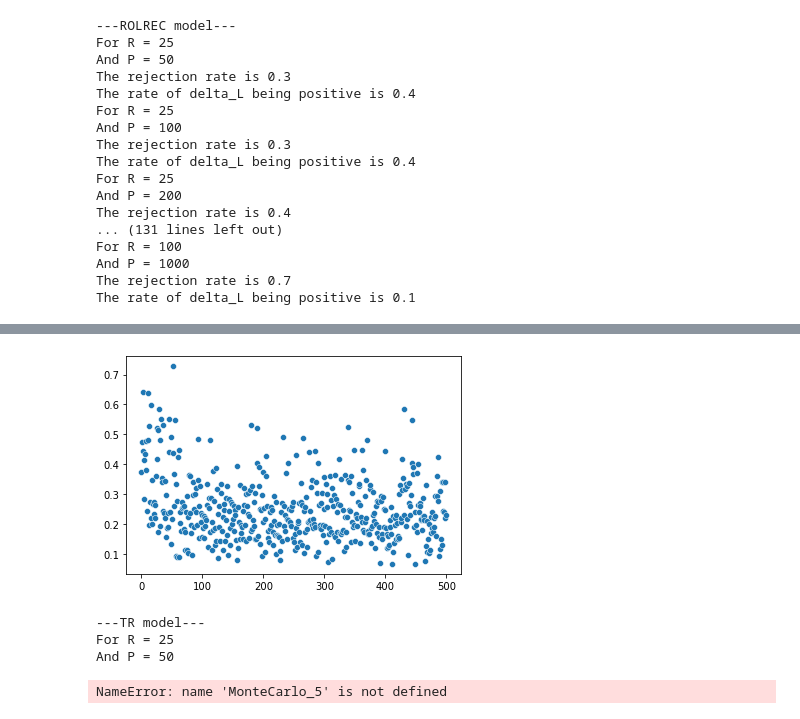
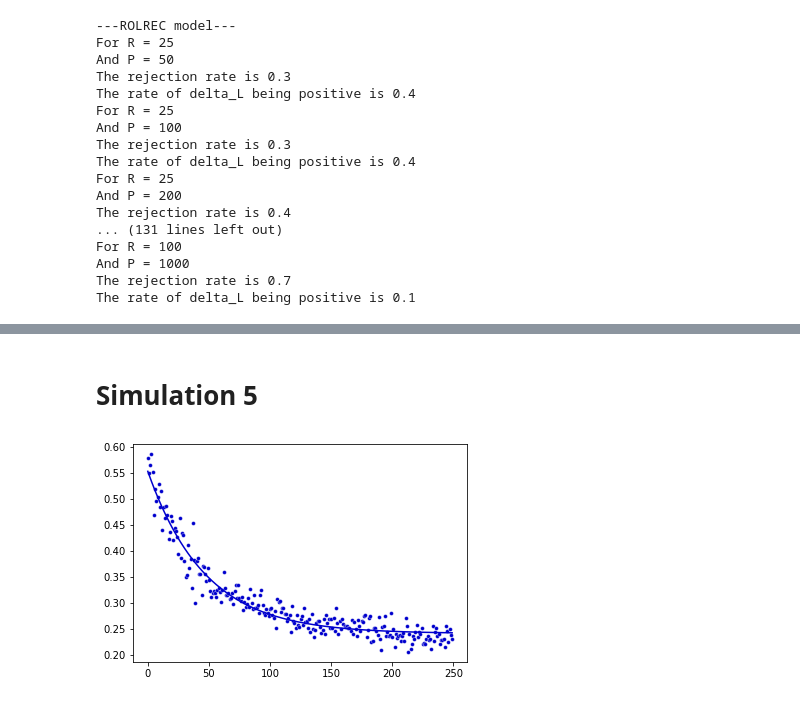
Before and after one commit to JochemvdBosch/Forecast_evaluation, a Jupyter notebook: Simulation_code.ipynb, the cells around one changed output, grey strips where cells are left out. Saved outputs shown, nothing was run; the diff lists cells and outputs as text; code cells hidden in the pictures.

Commit message:
Added simulation 6 en 7

```diff
--- a/Simulation_code.ipynb
+++ b/Simulation_code.ipynb
@@ -1080,3 +1091,5 @@ The rate of delta_L being positive is 0.1
+# %% [markdown]
+# Simulation 5
 # %%
 def MonteCarlo_5(R,P,T):
 
@@ -1162,52 +1175,32 @@ def cal_delta_L_5(sim_z_1,sim_z_2, sim_z_3, sim_z_4, sim_y_t, R_size, P_size,T_s
         delta_L[t-R_size] = (sim_y_t[t] - forecast1)**2 - (sim_y_t[t] - forecast2)**2
     # Return the vector of the loss function of interest
     return delta_L
-# %%
-#simulation speed:
-MC_iterations = 10
-
-# Values for P to loop over
-R_MC = 50
-P_MC = 500
-
-# Adjustable variables
-parallelization = False
-
-# for i in range(len(P_MC_array)):
-T_MC = R_MC + P_MC
-loss_array = MonteCarlo_5(R_MC,P_MC,T_MC)
-
-sns.scatterplot(x=np.arange(P_MC), y=loss_array)
-plt.show()
-# %% [output]
-[figure, removed]
-# %%
-#simulation speed:
-MC_iterations = 200
-grid_elements = 20
-iterations_CV = 100
-signi_level = 0.05
-
-# Values for P to loop over
-R_MC_array = [25,50,100]
-P_MC_array = [50,100,200]
-
-# Adjustable variables
-parallelization = True
-barlett_kernel = False
-windows = "ROL-REC"
-
-print("---TR model---")
-model_type = "TV_TR"
-
-for R_MC in R_MC_array:
-    for P_MC in P_MC_array:
-        T_MC = R_MC + P_MC
-        print("For R =",R_MC)
-        print("And P =",P_MC)
-        print("The rejection rate is",MonteCarlo_5(R_MC,P_MC,T_MC))
-# %% [output]
----TR model---
-For R = 25
-And P = 50
-NameError: name 'MonteCarlo_5' is not defined
+# %%
+#simulation speed:
+MC_iterations = 500
+
+# Values for P to loop over
+R_MC = 25
+P_MC = 250
+
+# Adjustable variables
+parallelization = False
+
+# for i in range(len(P_MC_array)):
+T_MC = R_MC + P_MC
+loss_array = MonteCarlo_5(R_MC,P_MC,T_MC)
+
+sns.scatterplot(x=np.arange(P_MC), y=loss_array,color='mediumblue',s=15)
+
+def monoExp(x, m, t, b):
+    return m * np.exp(-t * x) + b
+
+import scipy.optimize
+
+params, cv = scipy.optimize.curve_fit(monoExp, np.arange(P_MC), loss_array, (2, .5, 50))
+m, t, b = params
+sns.lineplot(x=np.arange(P_MC), y=monoExp(np.arange(P_MC), m, t, b),color='mediumblue')
+
+plt.show()
+# %% [output]
+[figure, added]
```
Also changed, not shown: parts of 23 cells of this notebook.
